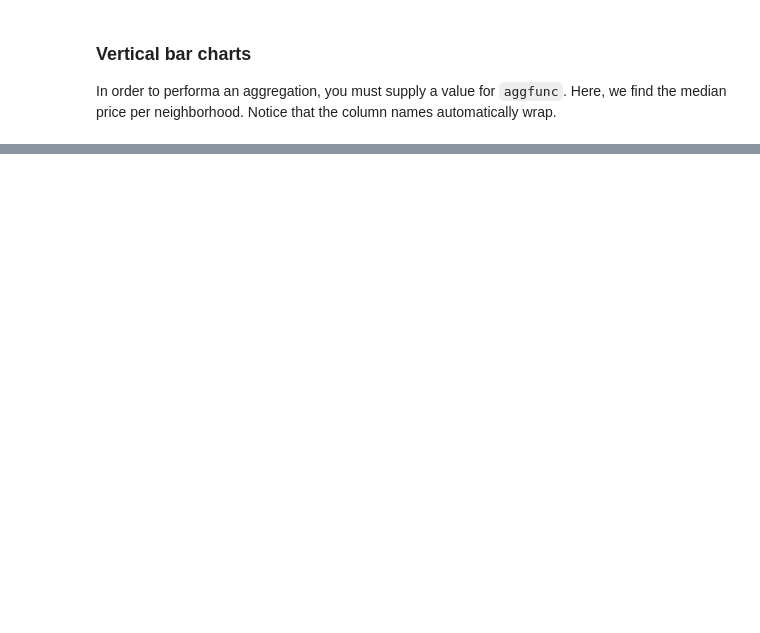
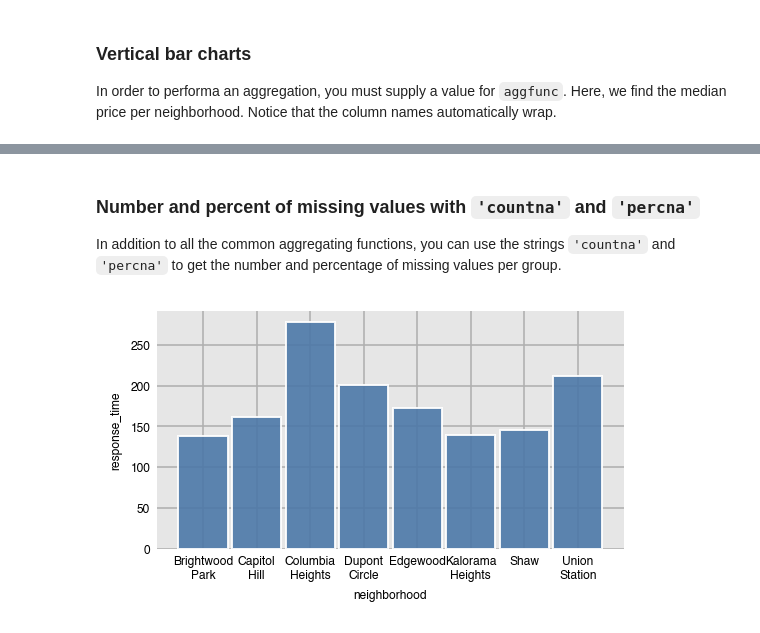
Before and after one commit to dexplo/dexplot, a Jupyter notebook: notebooks/Introduction to Dexplot.ipynb, the cells around one changed output, grey strips where cells are left out. Cells and saved outputs as stored; diff of their text form; code cells hidden in the pictures; blank space fills up the shorter version.

```diff
--- a/notebooks/Introduction to Dexplot.ipynb
+++ b/notebooks/Introduction to Dexplot.ipynb
@@ -109,0 +149,8 @@ airbnb.groupby('neighborhood').agg({'price': 'median'})
+# %% [markdown]
+### Number and percent of missing values with  `'countna'` and `'percna'`
+
+In addition to all the common aggregating functions, you can use the strings `'countna'` and `'percna'` to get the number and percentage of missing values per group.
+# %%
+dxp.bar(x='neighborhood', y='response_time', data=airbnb, aggfunc='countna')
+# %% [output]
+[figure, added]
```
Also changed, not shown: parts of 112 cells of this notebook, 3 other files.
